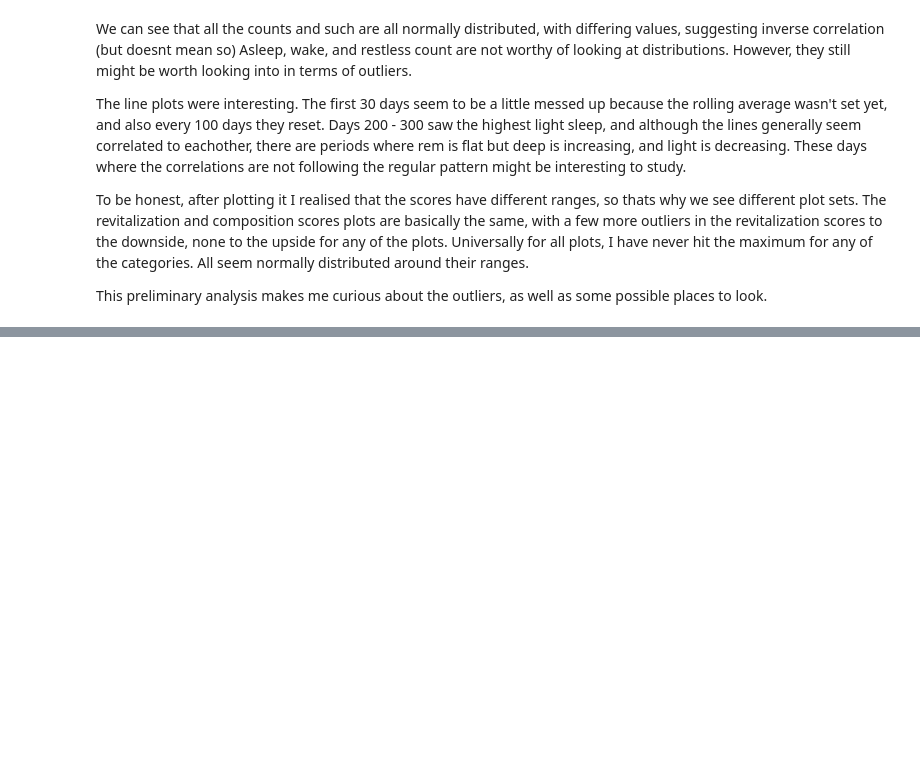
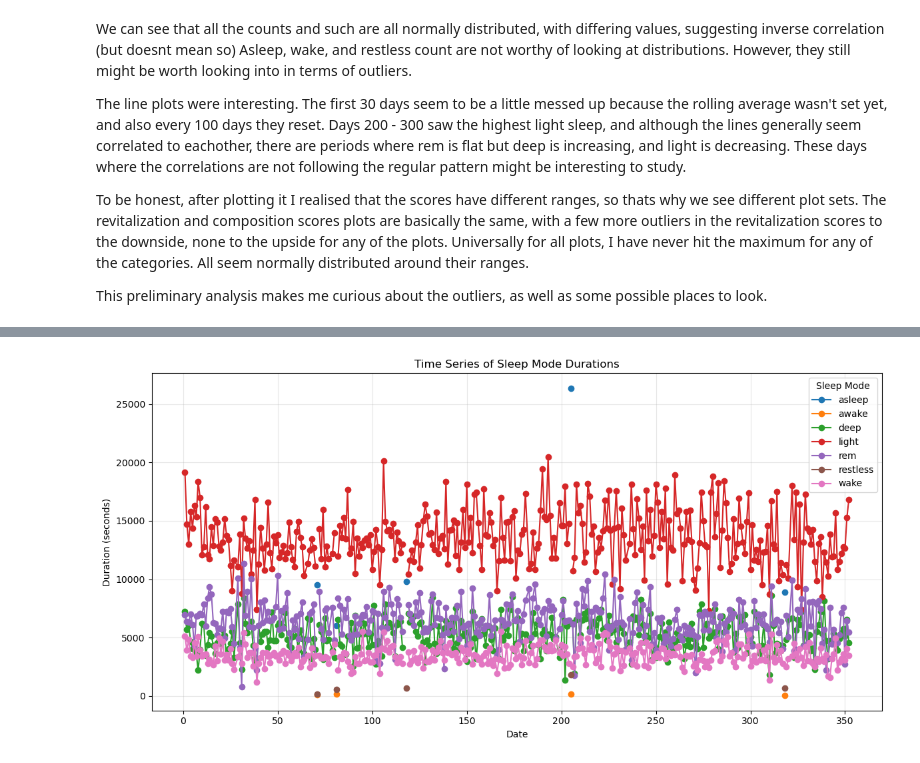
Before and after one commit to Saatvik1/Fishbit, a Jupyter notebook: notebooks/6.0-ss-EDA.ipynb, the cells around one changed output, grey strips where cells are left out. Cells and saved outputs as stored; diff of their text form; code cells hidden in the pictures; blank space fills up the shorter version.

```diff
--- a/notebooks/6.0-ss-EDA.ipynb
+++ b/notebooks/6.0-ss-EDA.ipynb
@@ -514,3 +514,6 @@ To be honest, after plotting it I realised that the scores have different ranges
 The revitalization and composition scores plots are basically the same, with a few more outliers in the revitalization scores to the downside, none to the upside for any of the plots. Universally for all plots, I have never hit the maximum for any of the categories. All seem normally distributed around their ranges.
 
 This preliminary analysis makes me curious about the outliers, as well as some possible places to look.
+# %%
+sleep_levels_df = sleep_levels_df[sleep_levels_df["sleep_id"].isin(set(sleep_gen_df["sleep_id"]))]
+sleep_levels_df.head(10)
@@ -516,0 +532,17 @@ This preliminary analysis makes me curious about the outliers, as well as some p
+# %%
+time_series_data = sleep_levels_df.groupby(['sleep_id', 'level'])['seconds'].sum().unstack()
+
+# Plot time series
+plt.figure(figsize=(12, 6))
+for mode in time_series_data.columns:
+    plt.plot(time_series_data.index, time_series_data[mode], label=mode, marker='o')
+
+plt.title('Time Series of Sleep Mode Durations')
+plt.xlabel('Date')
+plt.ylabel('Duration (seconds)')
+plt.legend(title='Sleep Mode')
+plt.grid(True, alpha=0.3)
+plt.tight_layout()
+plt.show()
+# %% [output]
+[figure, added]
```
Also changed, not shown: parts of 21 cells of this notebook.
